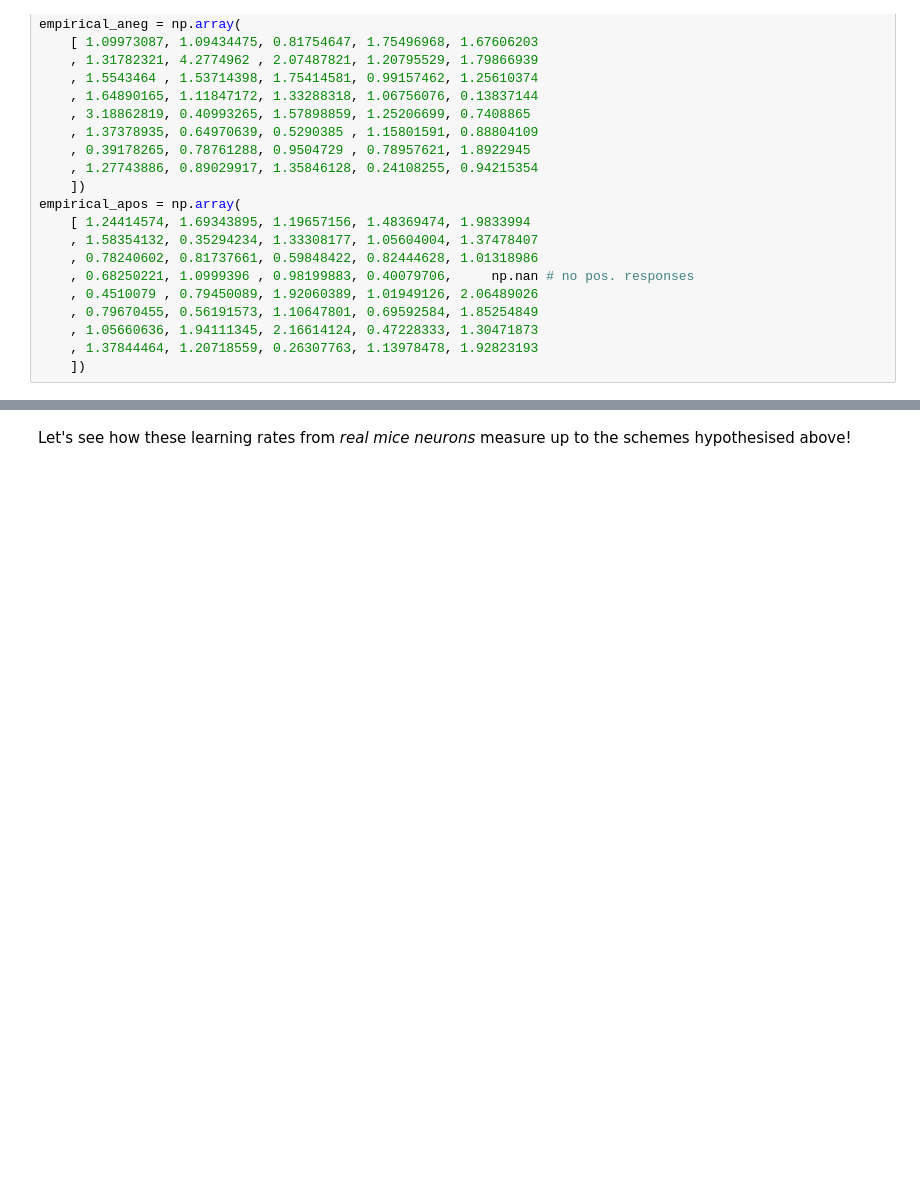
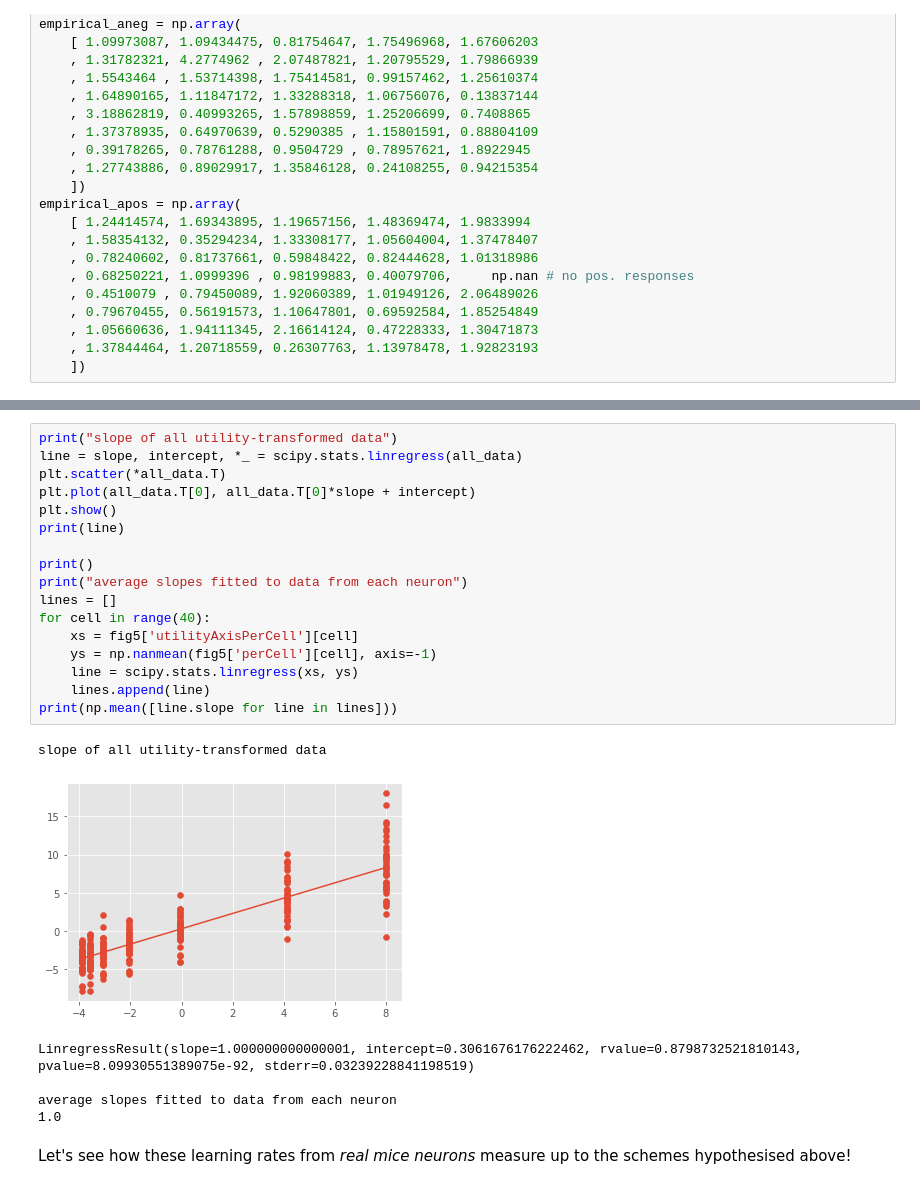
Before and after one commit to matomatical/neuRL, a Jupyter notebook: LearningRateStability.ipynb, the cells around one changed output, grey strips where cells are left out. Saved outputs shown, nothing was run; the diff lists cells and outputs as text; blank space fills up the shorter version.

```diff
--- a/LearningRateStability.ipynb
+++ b/LearningRateStability.ipynb
@@ -316,3 +373,27 @@ empirical_apos = np.array(
+# %%
+print("slope of all utility-transformed data")
+line = slope, intercept, *_ = scipy.stats.linregress(all_data)
+plt.scatter(*all_data.T)
+plt.plot(all_data.T[0], all_data.T[0]*slope + intercept)
+plt.show()
+print(line)
+
+print()
+print("average slopes fitted to data from each neuron")
+lines = []
+for cell in range(40):
+    xs = fig5['utilityAxisPerCell'][cell]
+    ys = np.nanmean(fig5['perCell'][cell], axis=-1)
+    line = scipy.stats.linregress(xs, ys)
+    lines.append(line)
+print(np.mean([line.slope for line in lines]))
+# %% [output]
+slope of all utility-transformed data
+[figure, added]
+LinregressResult(slope=1.000000000000001, intercept=0.3061676176222462, rvalue=0.8798732521810143, pvalue=8.09930551389075e-92, stderr=0.03239228841198519)
+
+average slopes fitted to data from each neuron
+1.0
 # %% [markdown]
 Let's see how these learning rates from *real mice neurons* measure up to the schemes hypothesised above!
 # %%
```
Also changed, not shown: parts of 22 cells of this notebook, 12 other files.
